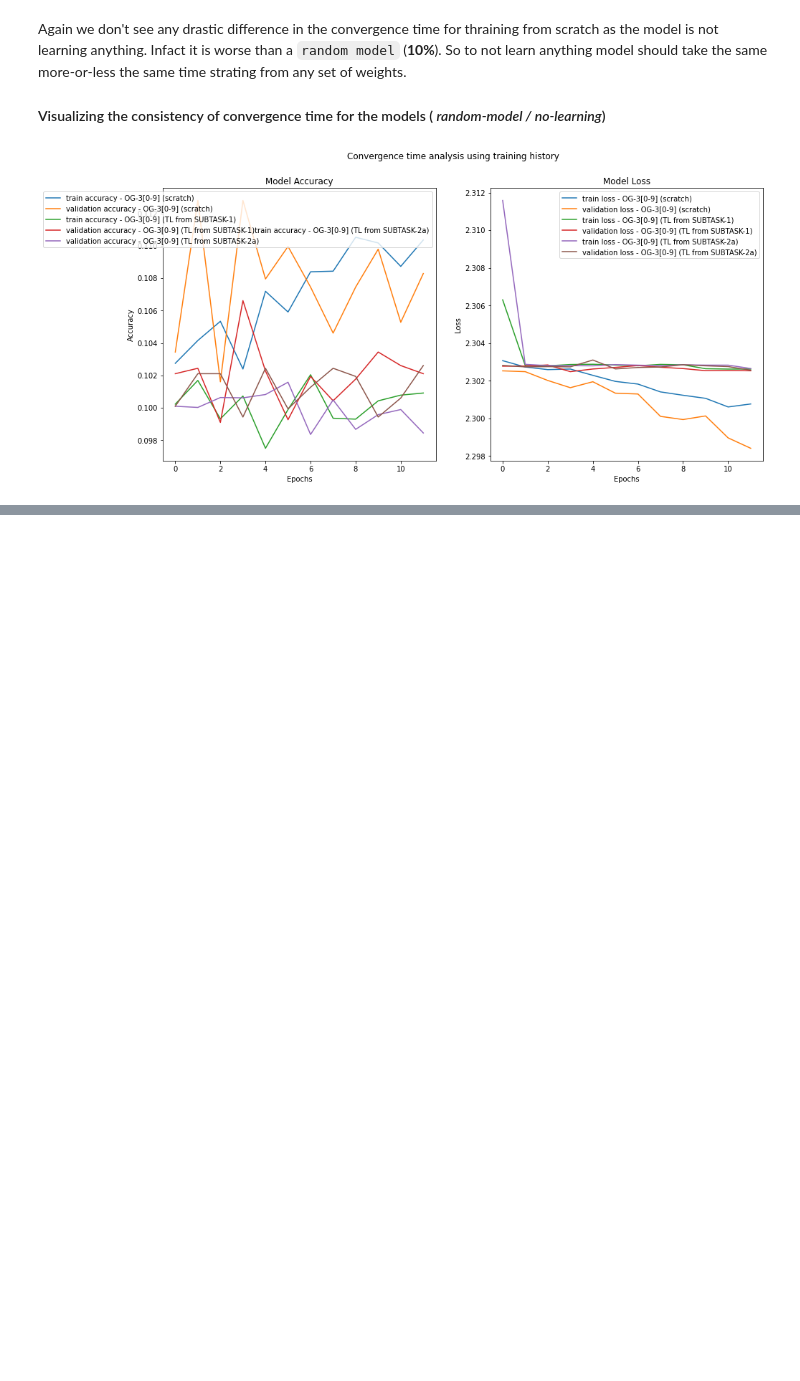
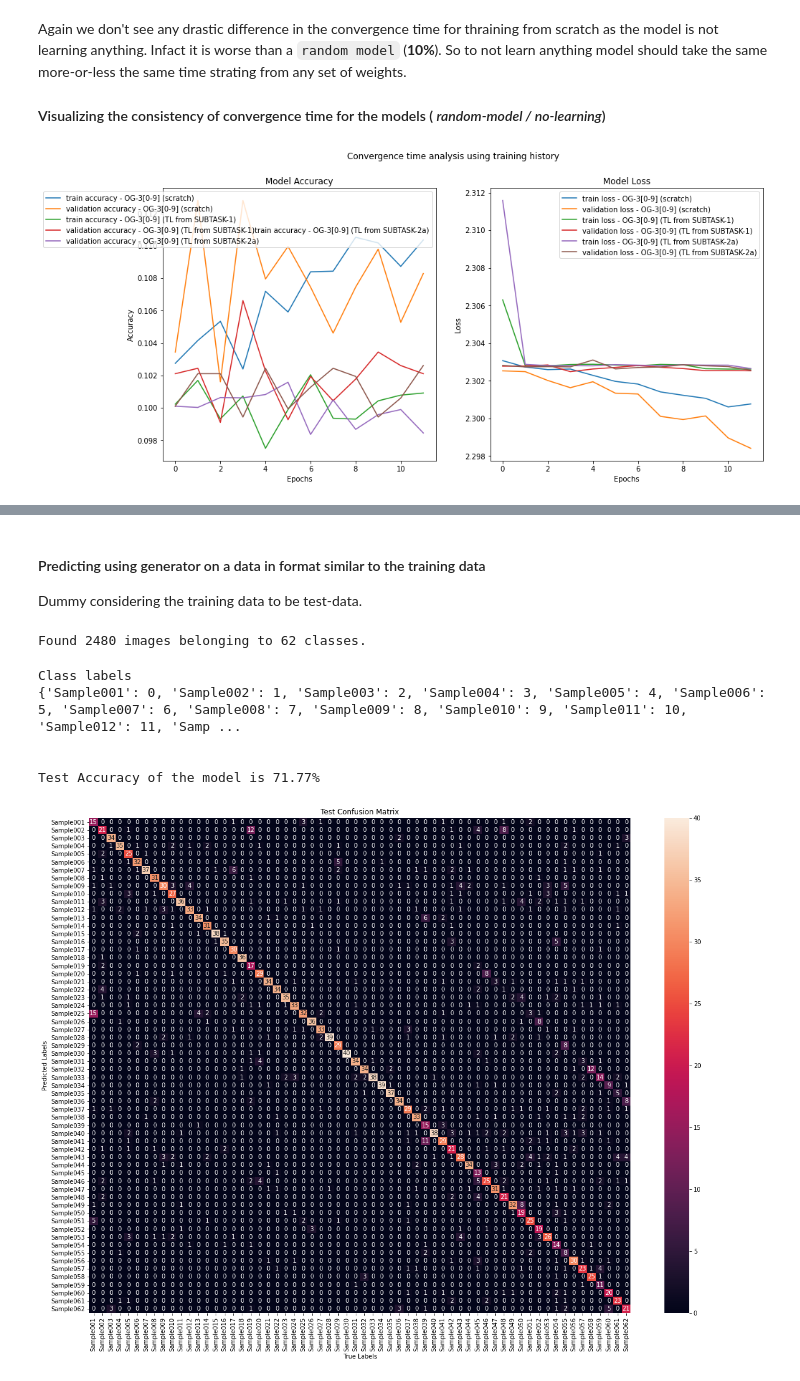
Before and after one commit to Anshul22Verma/MIDAS, a Jupyter notebook: character_classification.ipynb, the cells around one changed output, grey strips where cells are left out. Drawn from its saved outputs; the diff is of its cells as text; code cells hidden in the pictures; blank space fills up the shorter version.

```diff
--- a/character_classification.ipynb
+++ b/character_classification.ipynb
@@ -1309,0 +1485,14 @@ If this is indeed the fact then I should just use the models trained before and
+# %% [markdown]
+#### Predicting using generator on a data in format similar to the training data
+
+Dummy considering the training data to be test-data.
+# %%
+acc = task1_CNN.test_format1(test_data_loc='train')
+# %% [output]
+Found 2480 images belonging to 62 classes.
+Class labels
+{'Sample001': 0, 'Sample002': 1, 'Sample003': 2, 'Sample004': 3, 'Sample005': 4, 'Sample006': 5, 'Sample007': 6, 'Sample008': 7, 'Sample009': 8, 'Sample010': 9, 'Sample011': 10, 'Sample012': 11, 'Samp ...
+
+
+Test Accuracy of the model is 71.77%
+[figure, added]
```
Also changed, not shown: parts of 16 cells of this notebook.
